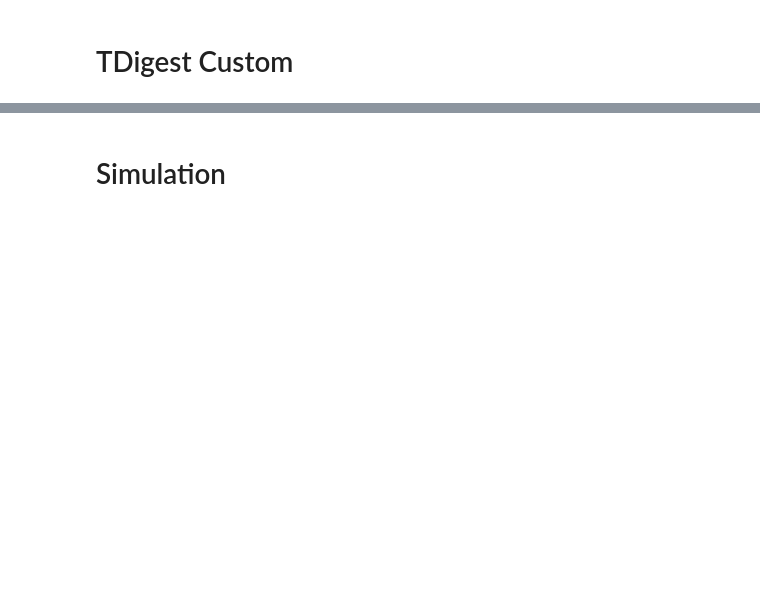
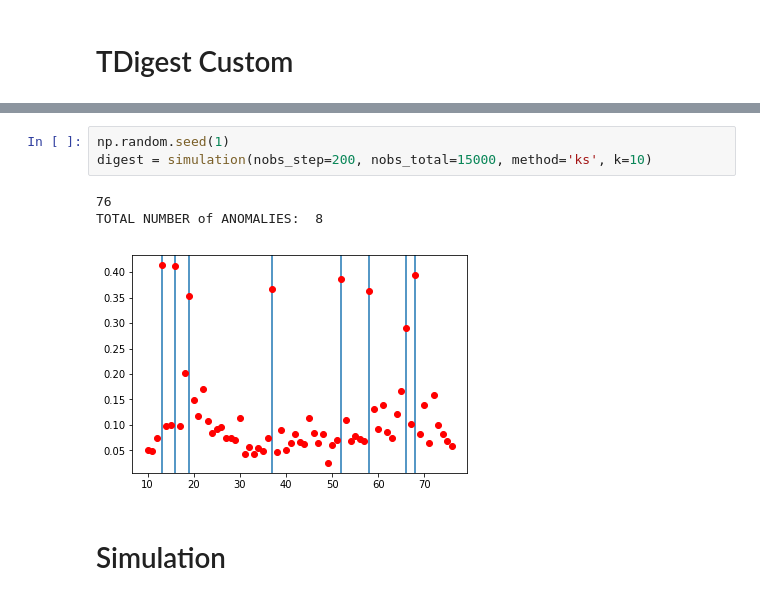
Before and after one commit to MoonL1ght/ML-Things, a Jupyter notebook: DS/t-digest.ipynb, the cells around one changed output, grey strips where cells are left out. Drawn from its saved outputs; the diff is of its cells as text; blank space fills up the shorter version.

```diff
--- a/DS/t-digest.ipynb
+++ b/DS/t-digest.ipynb
@@ -75,3 +109,10 @@ class TDigestCustom():
+# %%
+np.random.seed(1)
+digest = simulation(nobs_step=200, nobs_total=15000, method='ks', k=10)
+# %% [output]
+76
+TOTAL NUMBER of ANOMALIES:  8
+[figure, added]
 # %% [markdown]
 # Simulation
 # %%
```
Also changed, not shown: parts of 4 cells of this notebook, 2 other files.
